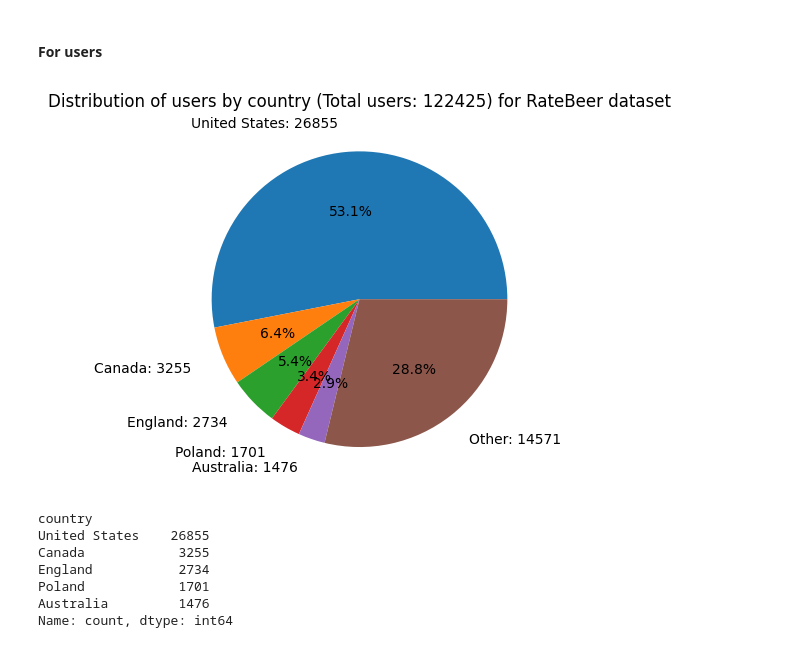
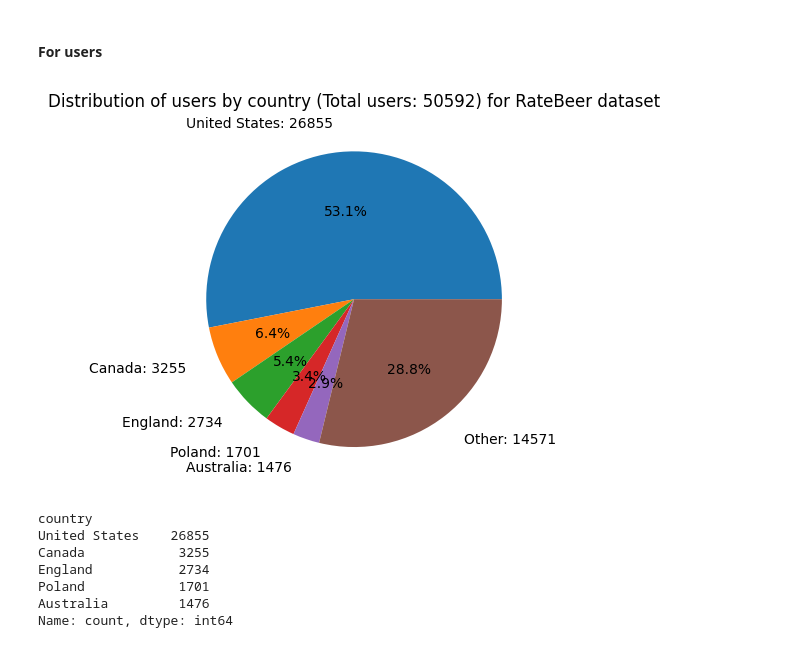
Before and after one commit to epfl-ada/ada-2024-project-databrewers, a Jupyter notebook: pauline.ipynb, the cells around one changed output. Drawn from its saved outputs; the diff is of its cells as text; code cells hidden in the pictures.

Commit message:
Pie plot (mini correction)

```diff
--- a/pauline.ipynb
+++ b/pauline.ipynb
@@ -321,34 +321,34 @@ users_rb
 # %%
 # Remove the states to only have the countries
 users_rb['country'] = users_rb['location'].str.split(',').str[0]
 
 # Compute the number of users in the top 5 countries
 top5_countries = users_rb['country'].value_counts().nlargest(5)
 
 # Compute the sum of the remaining countries
 other_countries_count = users_rb['country'].value_counts().sum() - top5_countries.sum()
 
 # Add the other countries count
 top_countries = pd.concat([top5_countries, pd.Series({'Other': other_countries_count})])
 
 # Calculate percentages for each country in top_countries
-total_users = users_ba['country'].value_counts().sum()
+total_users = users_rb['country'].value_counts().sum()
 top_countries_percent_rb = (top_countries / total_users * 100).round(1)
 
 # Create labels with country name, count, and percentage
 top_countries_labels = [f"{country}: {count} " for country, count in zip(top_countries.index, top_countries)]
 
 top_countries.plot(
     kind='pie',
     labels=top_countries_labels,
     autopct='%1.1f%%',
     labeldistance=1.2,       # Controls the position of the label
 )
 plt.title(f'Distribution of users by country (Total users: {total_users}) for RateBeer dataset')
 plt.ylabel('')
 plt.show()
 # %% [output]
-[figure, old version]
+[figure, new version]
 # %%
 top10_countries
 # %% [output]
```
